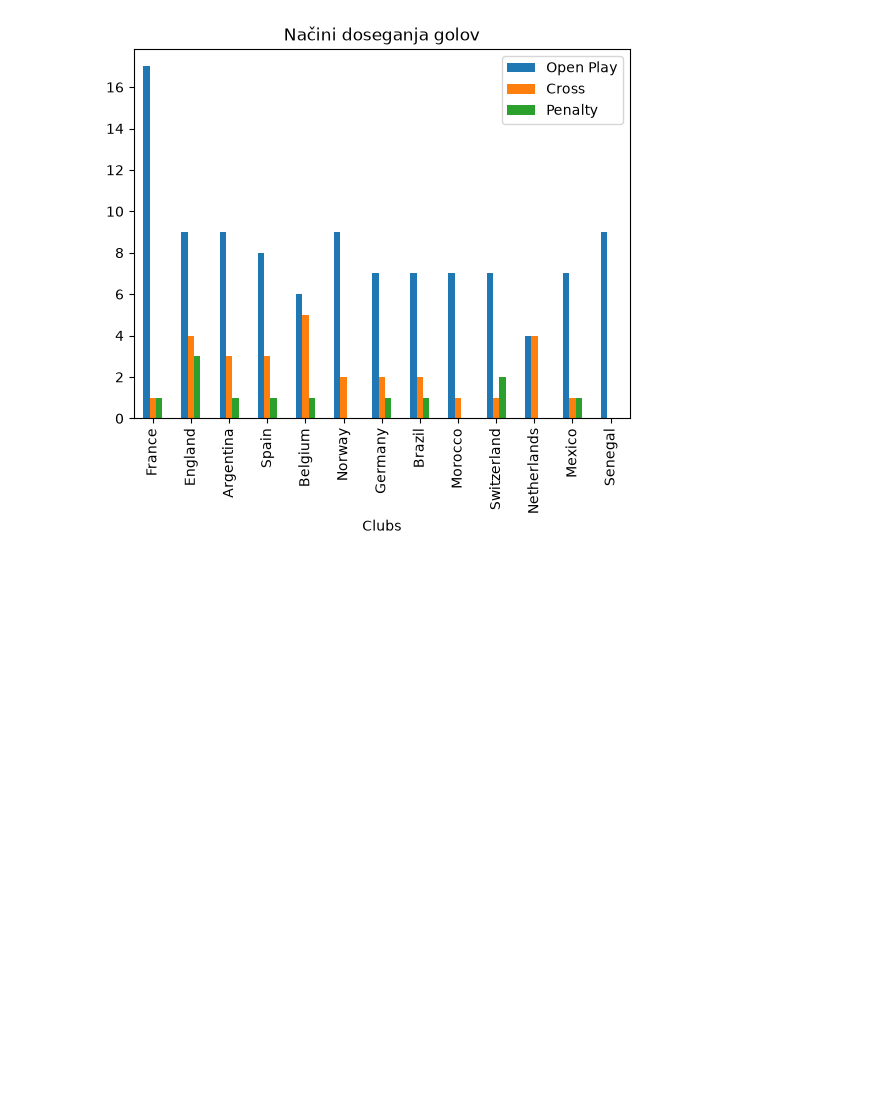
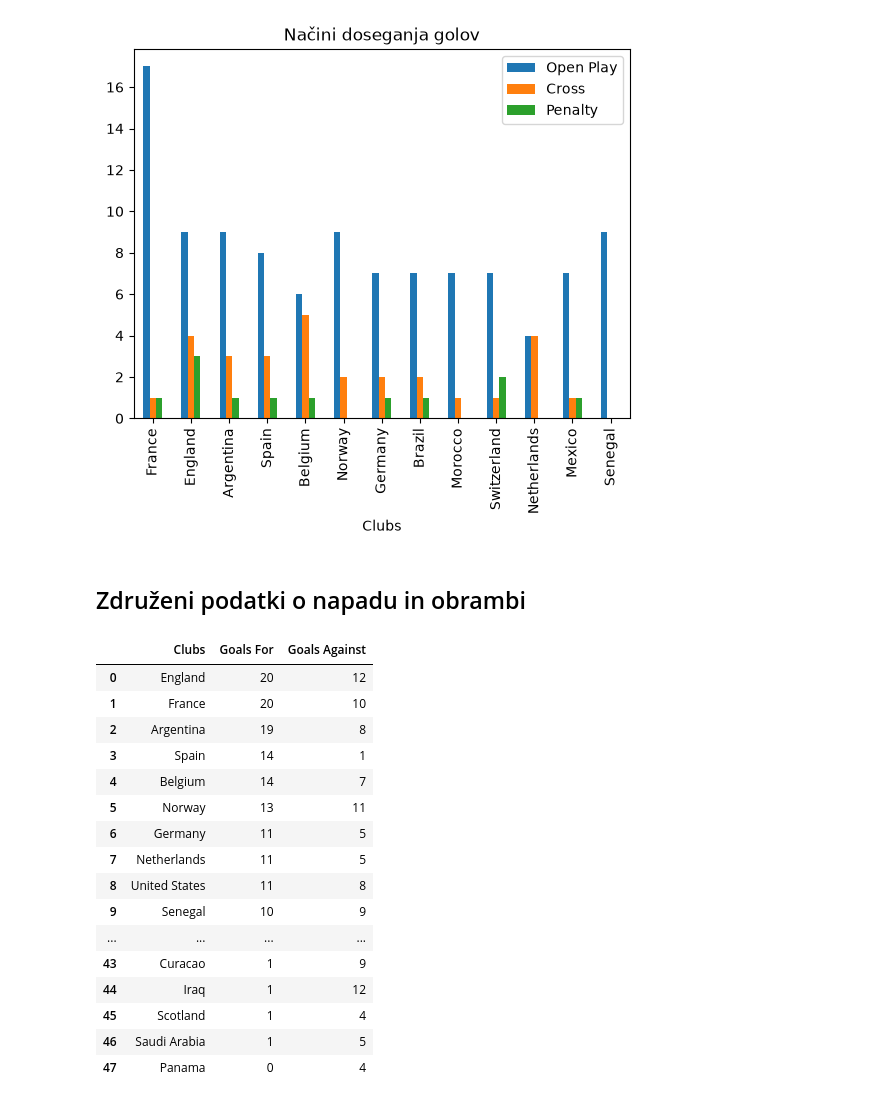
Before and after one commit to zalakmetic/UVP_projektna_naloga, a Jupyter notebook: analiza.ipynb, the cells around one changed output. Saved outputs shown, nothing was run; the diff lists cells and outputs as text; code cells hidden in the pictures; blank space fills up the shorter version.

```diff
--- a/analiza.ipynb
+++ b/analiza.ipynb
@@ -339,3 +339,28 @@ najboljsi_napad.plot.bar(x="Clubs", y=["Open Play", "Cross", "Free Kick", "Penal
 # %% [output]
 <Axes: title={'center': 'Načini doseganja golov'}, xlabel='Clubs'>
 [figure]
+# %% [markdown]
+## Združeni podatki o napadu in obrambi
+# %%
+napad = goals_for[["Clubs", "Goals For"]]
+obramba = goals_against[["Clubs", "Goals Against"]]
+napad_in_obramba = pd.merge(napad, obramba, on="Clubs")
+napad_in_obramba
+# %% [output]
+|  | Clubs | Goals For | Goals Against |
+| 0 | England | 20 | 12 |
+| 1 | France | 20 | 10 |
+| 2 | Argentina | 19 | 8 |
+| 3 | Spain | 14 | 1 |
+| 4 | Belgium | 14 | 7 |
+| 5 | Norway | 13 | 11 |
+| 6 | Germany | 11 | 5 |
+| 7 | Netherlands | 11 | 5 |
+| 8 | United States | 11 | 8 |
+| 9 | Senegal | 10 | 9 |
+| ... | ... | ... | ... |
+| 43 | Curacao | 1 | 9 |
+| 44 | Iraq | 1 | 12 |
+| 45 | Scotland | 1 | 4 |
+| 46 | Saudi Arabia | 1 | 5 |
+| 47 | Panama | 0 | 4 |
```
Also changed, not shown: parts of 4 cells of this notebook.
